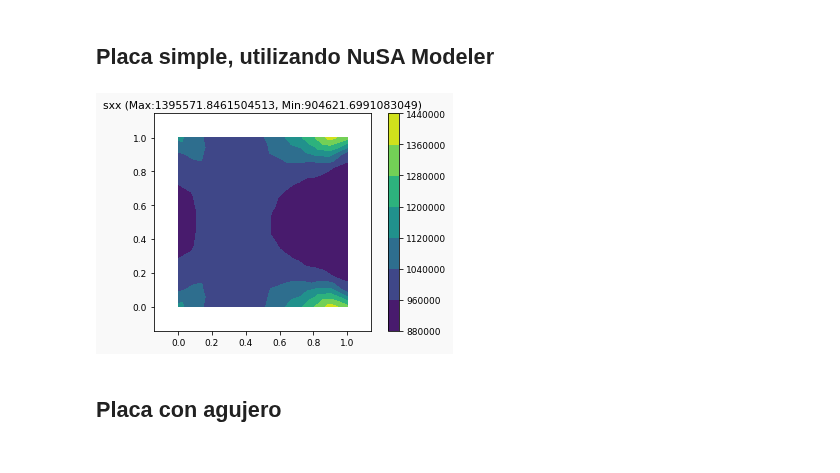
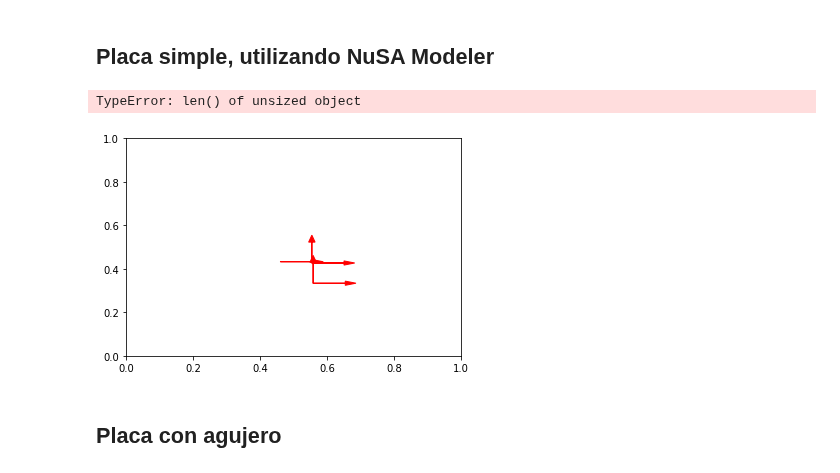
Before and after one commit to JorgeDeLosSantos/nusa, a Jupyter notebook: docs/nusa-info/es/test-lt.ipynb, the cells around one changed output. Cells and saved outputs as stored; diff of their text form; code cells hidden in the pictures.

```diff
--- a/docs/nusa-info/es/test-lt.ipynb
+++ b/docs/nusa-info/es/test-lt.ipynb
@@ -153,10 +154,11 @@ for node in nodos:
 
 #m.plot_model() # Bug
 m.solve()
-# %%
-m.plot_nsol("sxx")
-# %% [output]
-[figure, removed]
+# %%
+m.plot_model()
+# %% [output]
+TypeError: len() of unsized object
+[figure, added]
 # %% [markdown]
 ## Placa con agujero
 # %%
```
Also changed, not shown: parts of 4 cells of this notebook, 3 other files.
